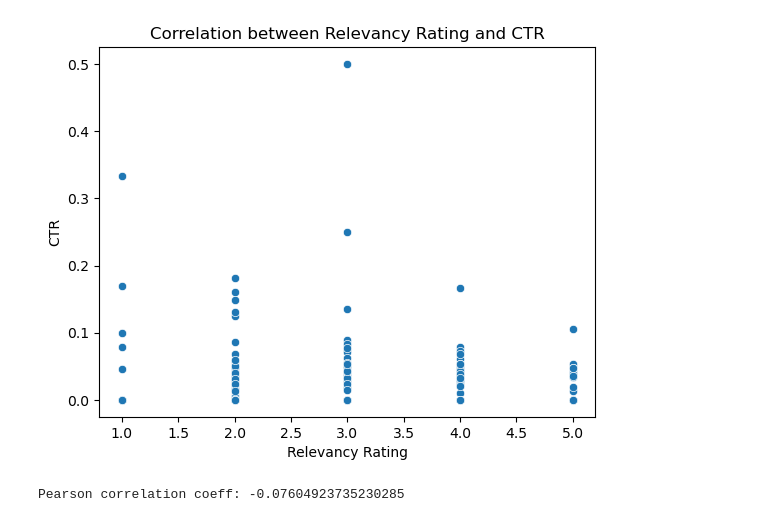
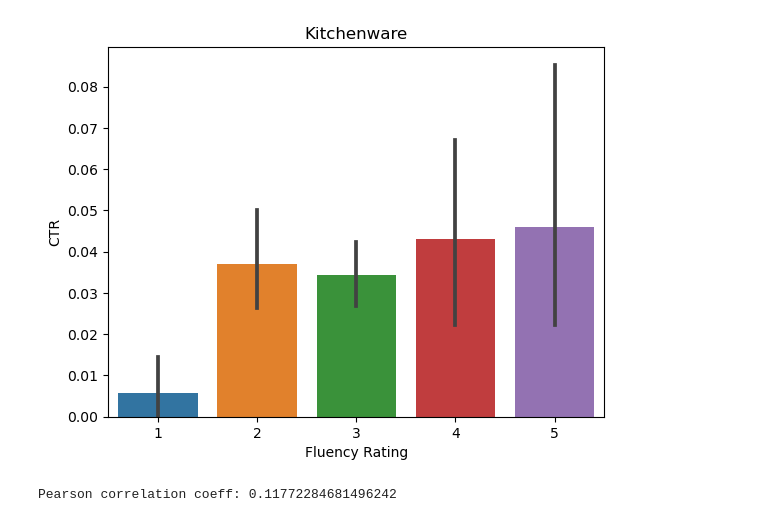
Before and after one commit to florentianayuwono/product-title-optimization, a Jupyter notebook: quality_business_correlation_analysis.ipynb, the cells around one changed output. Cells and saved outputs as stored; diff of their text form; code cells hidden in the pictures.

Commit message:
Extract metrics

```diff
--- a/quality_business_correlation_analysis.ipynb
+++ b/quality_business_correlation_analysis.ipynb
@@ -5,10 +5,10 @@ import os
 import numpy as np
 # %%
 # Load data
-local_df = pd.read_csv(os.path.join('../data', 'sports_recreation_equipment_local_2000.csv'))
+local_df = pd.read_csv(os.path.join('../data', 'kitchenware_local_2000.csv'))
 # local_df = local_df.drop(['shop_id', 'item_id', 'source', 'level2_global_be_category', 'total_sales'], axis=1)
 
-cb_df = pd.read_csv(os.path.join('../data', 'sports_recreation_equipment_CB_2000.csv'))
+cb_df = pd.read_csv(os.path.join('../data', 'kitchenware_CB_2000.csv'))
 # cb_df = cb_df.drop(['shop_id', 'item_id', 'source', 'level2_global_be_category', 'total_sales'], axis=1)
 # %%
 cb_df
@@ -45,6 +45,6 @@ quality_df
 4000 rows × 7 columns
 # %%
-business_df = pd.read_csv(os.path.join('../data', 'sports_recreation_equipment_business_metrics.csv'))
+business_df = pd.read_csv(os.path.join('../data', 'kitchenware_business_metrics.csv'))
 business_df
 # %% [output]
 |  | level1_global_be_category | level2_global_be_category | item_id | name | imgages | imp | uu | uo | ... |
@@ -80,5 +80,5 @@ quality_business_df
 # %%
-rating_df = pd.read_csv(os.path.join('../data', 'sports_recreation_equipment_rating.csv'))
+rating_df = pd.read_csv(os.path.join('../data', 'kitchenware_rating.csv'))
 rating_quality_business_df = pd.merge(quality_business_df, rating_df, on='product_title', how='inner')
 rating_quality_business_df
 # %% [output]
@@ -116,20 +116,22 @@ rating_quality_business_df
 # %%
 import seaborn as sns
 import matplotlib.pyplot as plt
 
 # Plot the correlation using seaborn
-sns.scatterplot(data=rating_quality_business_df, x='Relevance', y='ctr_(click/pv)')
+sns.barplot(data=rating_quality_business_df, x='Fluency', y='ctr_(click/pv)')
+# sns.barplot(data=rating_quality_business_df, x='Relevance', y='uo/pdp_view')
 
 # Set labels and title
-plt.xlabel('Relevancy Rating')
+plt.xlabel('Fluency Rating')
+# plt.ylabel('Order / User')
 plt.ylabel('CTR')
-plt.title('Correlation between Relevancy Rating and CTR')
+plt.title('Kitchenware')
 
 # Show the plot
 plt.show()
 
 correlation_coef = rating_quality_business_df['Fluency'].corr(rating_quality_business_df['ctr_(click/pv)'])
 print("Pearson correlation coeff:", correlation_coef)
 # %% [output]
-[figure, old version]
+[figure, new version]
-Pearson correlation coeff: -0.07604923735230285
+Pearson correlation coeff: 0.11772284681496242
```
Also changed, not shown: parts of 6 cells of this notebook, 1 other file.
